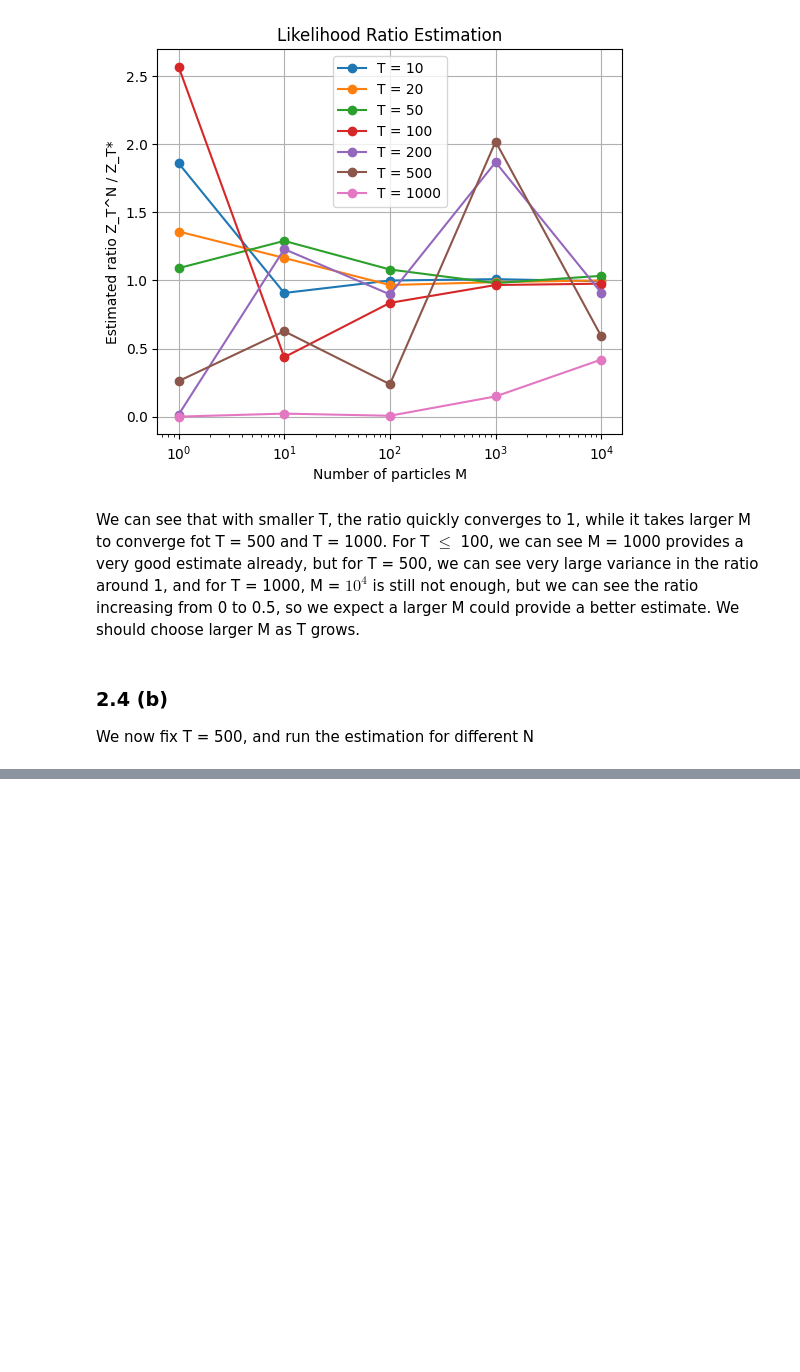
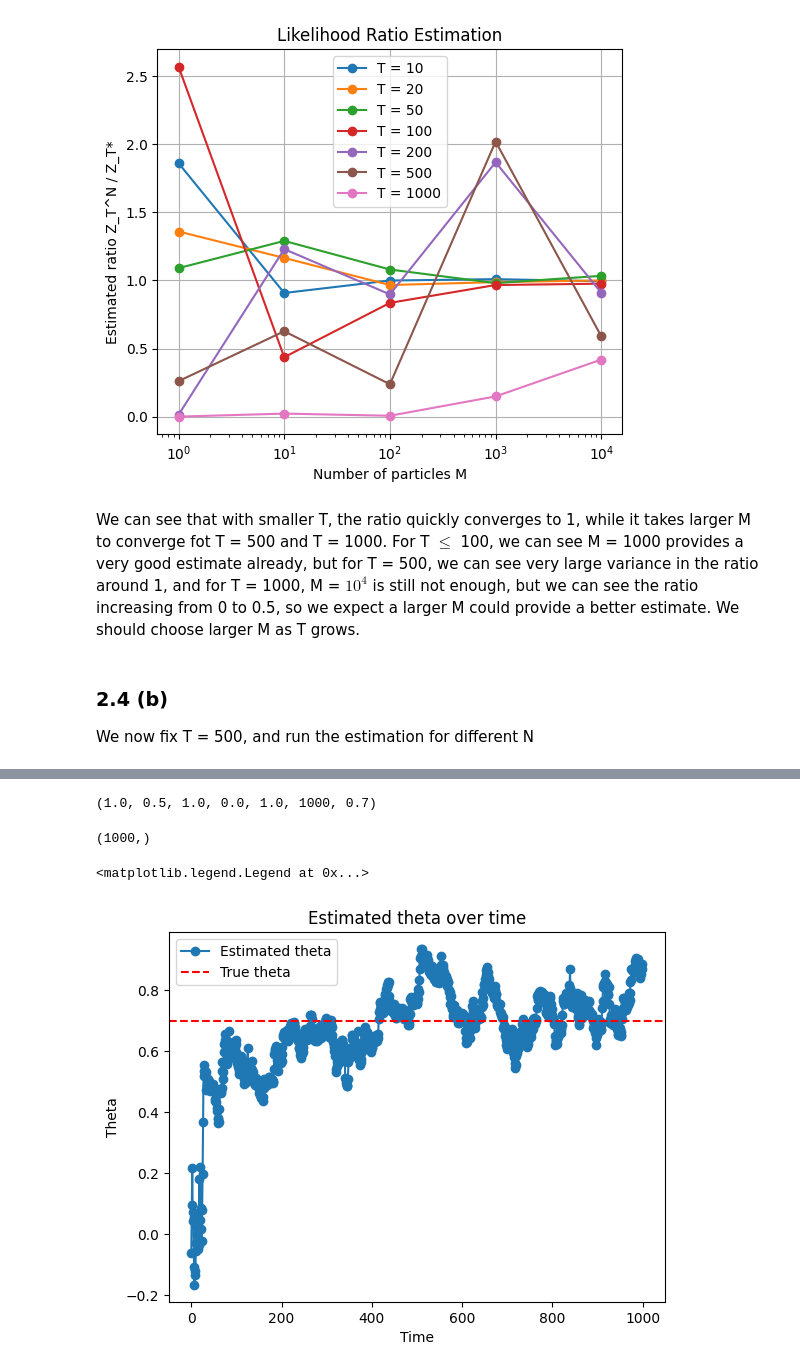
Before and after one commit to JackxTong/Stochastic-Simulation-Project, a Jupyter notebook: CW2_2025/cw_q2.ipynb, the cells around one changed output, grey strips where cells are left out. Saved outputs shown, nothing was run; the diff lists cells and outputs as text; code cells hidden in the pictures; blank space fills up the shorter version.

```diff
--- a/CW2_2025/cw_q2.ipynb
+++ b/CW2_2025/cw_q2.ipynb
@@ -566,4 +577,8 @@ Return $ \{\theta_T^{(i)}\}_{i=1}^M$, and approximate posterior by
 $$
 p(\mathrm{d}\theta|y_{1:T}) \approx \frac{1}{M} \sum_{i=1}^M \delta_{\theta_T^{(i)}}(\mathrm{d}\theta)
 $$
+# %%
+Q, R, P0, m0, H, T, theta
+# %% [output]
+(1.0, 0.5, 1.0, 0.0, 1.0, 1000, 0.7)
 # %%
@@ -620,0 +641,16 @@ def npf_q2(Y, Q, R, m0, P0, H=1.0, M=100, N=100, proposal_std=0.05):
+# %%
+x, y = q2_data[1000]
+theta_estimates = npf_q2(y, M=100, N=1000, proposal_std=0.02)
+theta_estimates.shape
+# %% [output]
+(1000,)
+# %%
+plt.plot(theta_estimates, label='Estimated theta', marker='o')
+plt.title('Estimated theta over time')
+plt.xlabel('Time')
+plt.ylabel('Theta')
+plt.axhline(y=theta, color='r', linestyle='--', label='True theta')
+plt.legend()
+# %% [output]
+<matplotlib.legend.Legend at 0x...>
+[figure, added]
```
Also changed, not shown: parts of 12 cells of this notebook.
